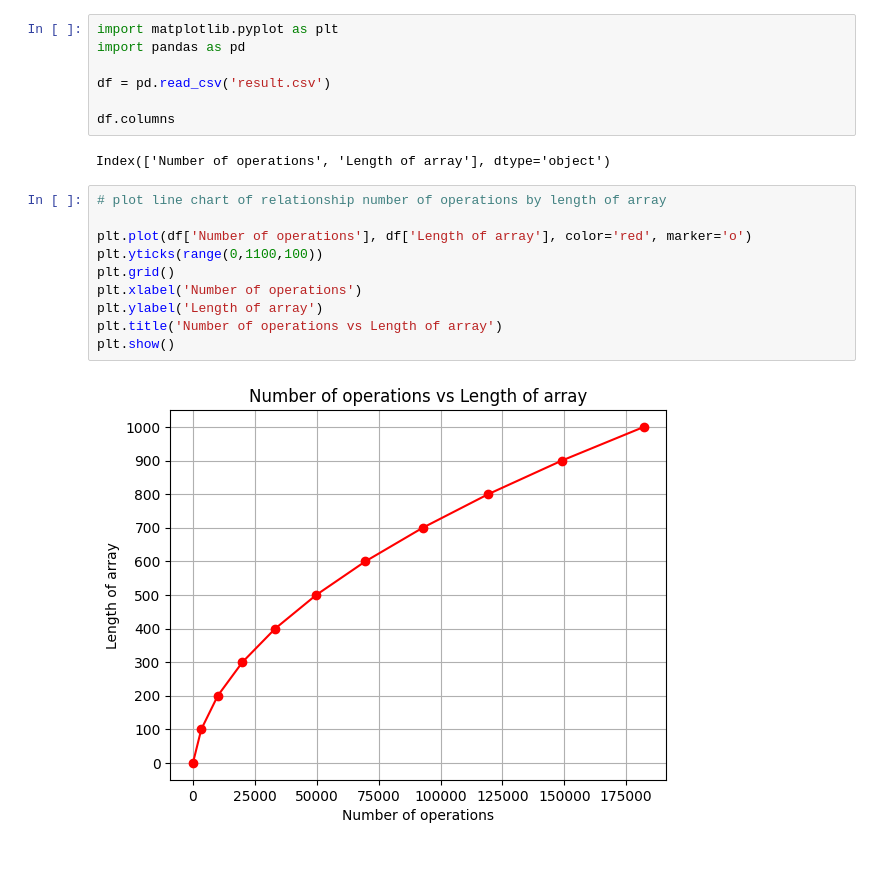
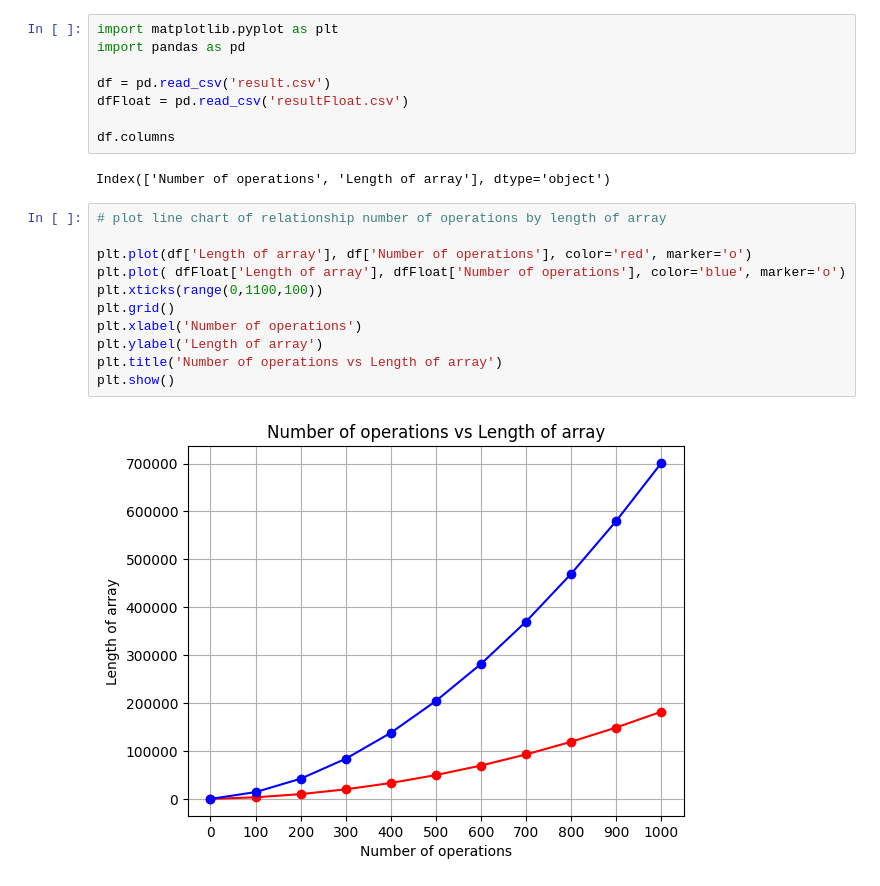
Before and after one commit to Arithz/cpt212, a Jupyter notebook: test.ipynb, the cells around one changed output. Saved outputs shown, nothing was run; the diff lists cells and outputs as text.

Commit message:
add float arr, plot graph, clean code

```diff
--- a/test.ipynb
+++ b/test.ipynb
@@ -3,6 +3,7 @@ import matplotlib.pyplot as plt
 import pandas as pd
 
 df = pd.read_csv('result.csv')
+dfFloat = pd.read_csv('resultFloat.csv')
 
 df.columns
 # %% [output]
@@ -10,12 +11,13 @@ Index(['Number of operations', 'Length of array'], dtype='object')
 # %%
 # plot line chart of relationship number of operations by length of array
 
-plt.plot(df['Number of operations'], df['Length of array'], color='red', marker='o')
-plt.yticks(range(0,1100,100))
+plt.plot(df['Length of array'], df['Number of operations'], color='red', marker='o')
+plt.plot( dfFloat['Length of array'], dfFloat['Number of operations'], color='blue', marker='o')
+plt.xticks(range(0,1100,100))
 plt.grid()
 plt.xlabel('Number of operations')
 plt.ylabel('Length of array')
 plt.title('Number of operations vs Length of array')
 plt.show()
 # %% [output]
-[figure, old version]
+[figure, new version]
```
Also changed, not shown: 6 other files.
